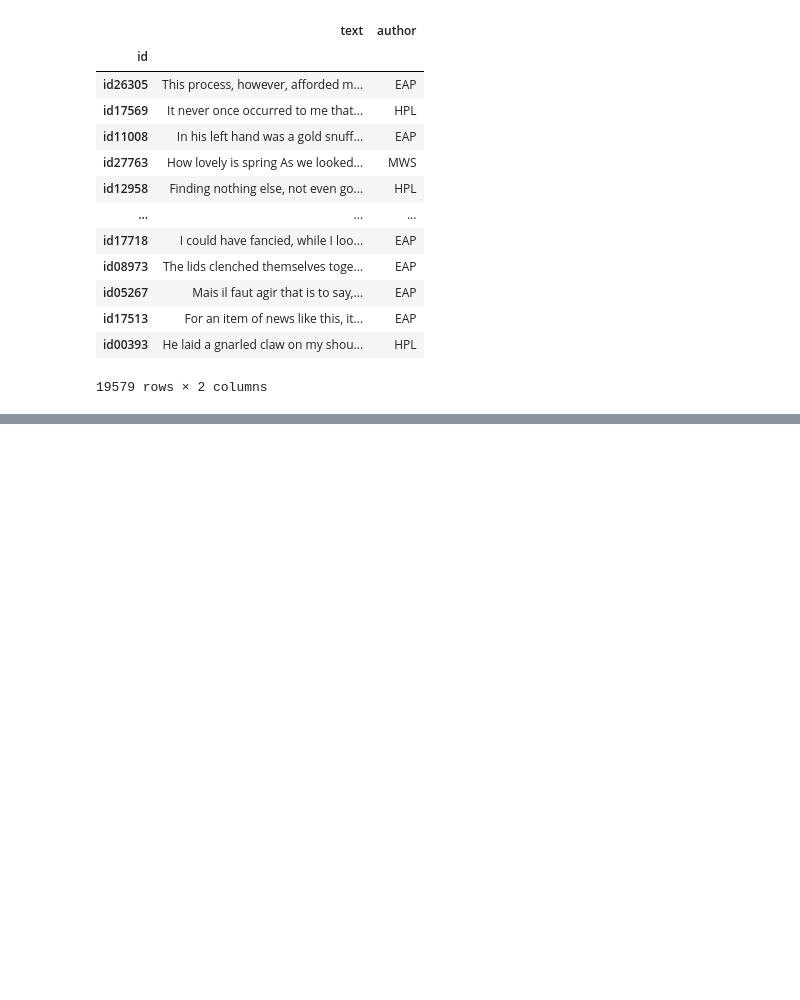
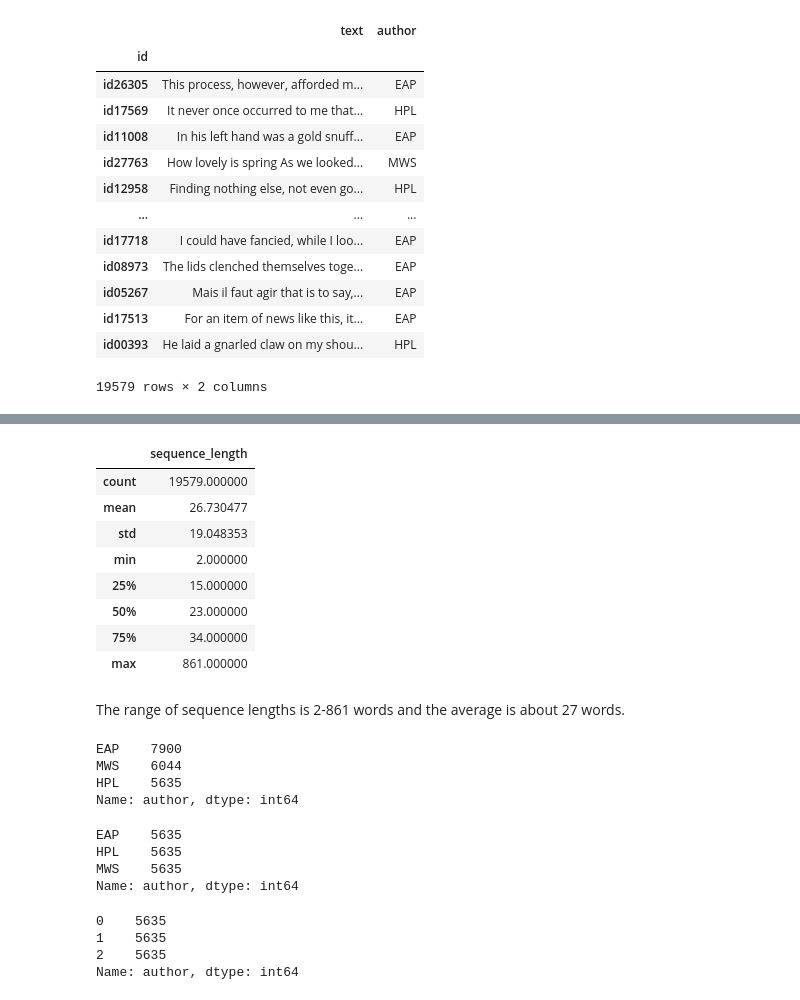
Before and after one commit to IndiaTJohnson/AdvML-Week2, a Jupyter notebook: Vectorization Layer (Practice).ipynb, the cells around one changed output, grey strips where cells are left out. Drawn from its saved outputs; the diff is of its cells as text; code cells hidden in the pictures; blank space fills up the shorter version.

```diff
--- a/Vectorization Layer (Practice).ipynb
+++ b/Vectorization Layer (Practice).ipynb
@@ -58,7 +117,35 @@ df.set_index("id")
+# %%
+df.describe()
+# %% [output]
+|  | sequence_length |
+| count | 19579.000000 |
+| mean | 26.730477 |
+| std | 19.048353 |
+| min | 2.000000 |
+| 25% | 15.000000 |
+| 50% | 23.000000 |
+| 75% | 34.000000 |
+| max | 861.000000 |
+# %% [markdown]
+The range of sequence lengths is 2-861 words and the average is about 27 words.
 # %%
+# se the RandomUnderSampler to balance the data based on the "author" column.
 from imblearn.under_sampling import RandomUnderSampler
 sampler = RandomUnderSampler(random_state=42)
-X_train, y_train = sampler.fit_resample(X_train_full.values.reshape(-1,1),y_train_full)
-X_train = X_train.flatten()
-# Check for class balance
-y_train.value_counts(normalize=True)
+
+df["author"].value_counts()
+# %% [output]
+EAP    7900
+MWS    6044
+HPL    5635
+Name: author, dtype: int64
+# %%
+# Use RUS to reduce n to match minority group
+sampler = RandomUnderSampler(random_state=42)
+df_ml,  _ = sampler.fit_resample(df, df['author'])
+df_ml['author'].value_counts()
+# %% [output]
+EAP    5635
+HPL    5635
+MWS    5635
+Name: author, dtype: int64
@@ -64,0 +154,13 @@ y_train.value_counts(normalize=True)
+# %%
+# Create a map for targets
+target_map = {'EAP':0,
+              'HPL':1,
+              'MWS':2}
+# DEfine y and apply the target_map
+y = df_ml['author'].map(target_map)
+y.value_counts()
+# %% [output]
+0    5635
+1    5635
+2    5635
+Name: author, dtype: int64
```
Also changed, not shown: parts of 23 cells of this notebook.
